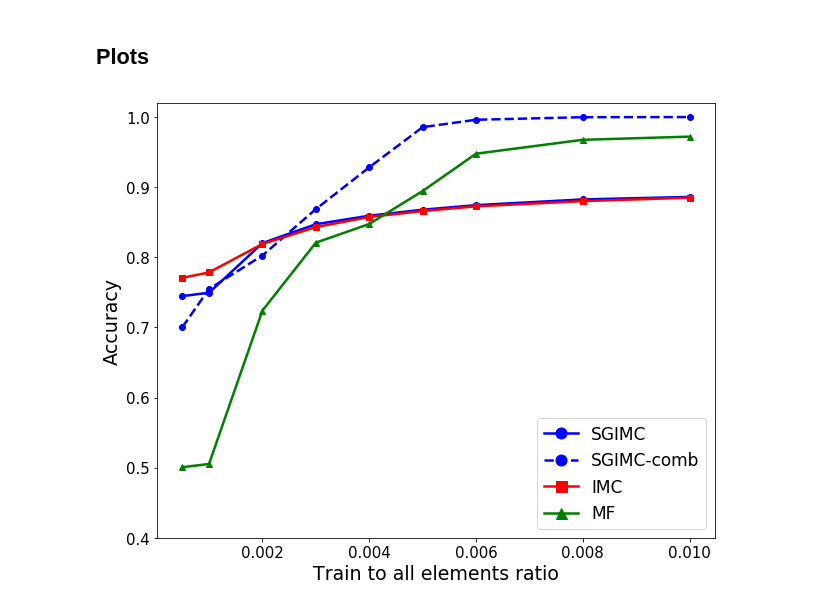
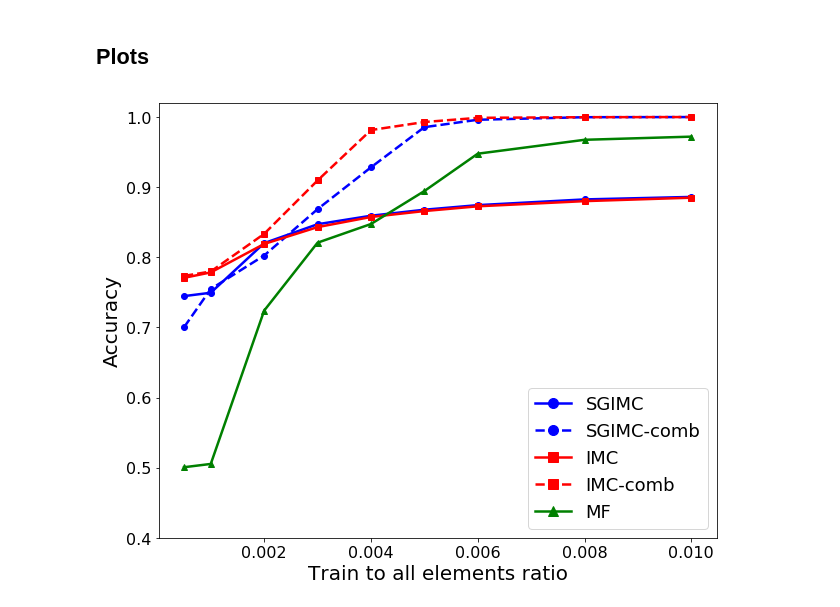
Before and after one commit to premolab/SGIMC, a Jupyter notebook: experiments/Covtype.ipynb, the cells around one changed output. Saved outputs shown, nothing was run; the diff lists cells and outputs as text; code cells hidden in the pictures.

Commit message:
notebooks with final images version

```diff
--- a/experiments/Covtype.ipynb
+++ b/experiments/Covtype.ipynb
@@ -138,6 +138,7 @@ exp_path = '/nmnt/x04-hdd/boris_temp/SGIMC_IMC/covtype/'
 accuracies_sgimc = np.load(exp_path + 'results_sgimc_accuracies.npy')
 accuracies_sgimc_comb = np.load(exp_path + 'results_sgimc_accuracies_comb.npy')
 accuracies_imc = np.load(exp_path + 'results_imc_accuracies.npy')
+accuracies_imc_comb = np.load(exp_path + 'results_imc_accuracies_comb.npy')
 accuracies_mf = np.load(exp_path + 'results_mf_accuracies.npy')
 
 
@@ -145,42 +146,45 @@ accuracies_mf = np.load(exp_path + 'results_mf_accuracies.npy')
 plt.figure(figsize=(10,8))
 
 # lines
 sgimc_line = mlines.Line2D([], [], color='blue', marker='o', linewidth=2.5,
-                           markersize=11, label='SGIMC')
+                           markersize=10, label='SGIMC')
 sgimc_comb_line = mlines.Line2D([], [], color='blue', marker='o', linewidth=2.5, linestyle='--',
-                                markersize=11, label='SGIMC-comb')
+                                markersize=10, label='SGIMC-comb')
 imc_line = mlines.Line2D([], [], color='red', marker='s', linewidth=2.5,
-                         markersize=11, label='IMC')
+                         markersize=10, label='IMC')
+imc_comb_line = mlines.Line2D([], [], color='red', marker='s', linewidth=2.5, linestyle='--',
+                              markersize=10, label='IMC-comb')
 mf_line = mlines.Line2D([], [], color='green', marker='^', linewidth=2.5,
-                        markersize=11, label='MF')
+                        markersize=10, label='MF')
 
 
 # curves
 plt.plot(elements, accuracies_sgimc, 'b-', label='SGIMC', linewidth=2.5)
 plt.plot(elements, accuracies_sgimc_comb, 'b--', label='SGIMC-comb', linewidth=2.5)
 plt.plot(elements, accuracies_imc, 'r-', label='IMC', linewidth=2.5)
+plt.plot(elements, accuracies_imc_comb, 'r--', label='IMC-comb', linewidth=2.5)
 plt.plot(elements, accuracies_mf, 'g-', label='MF', linewidth=2.5)
 
 # dotes
 plt.plot(elements, accuracies_sgimc, 'bo', label='SGIMC', linewidth=2.5)
 plt.plot(elements, accuracies_sgimc_comb, 'bo', label='SGIMC-comb', linewidth=2.5)
 plt.plot(elements, accuracies_imc, 'rs', label='IMC', linewidth=2.5)
+plt.plot(elements, accuracies_imc_comb, 'rs', label='IMC-comb', linewidth=2.5)
 plt.plot(elements, accuracies_mf, 'g^', label='MF', linewidth=2.5)
 
 # specify axis limits and labels
 plt.ylim((0.4,1.02))
-plt.xlabel('Train to all elements ratio', fontsize=19)
-plt.ylabel('Accuracy', fontsize=19)
+plt.xlabel('Train to all elements ratio', fontsize=20)
+plt.ylabel('Accuracy', fontsize=20)
 
 # ticks
-plt.xticks(fontsize=15)
-plt.yticks(fontsize=15)
+plt.xticks(fontsize=16)
+plt.yticks(fontsize=16)
 
 # legend
-plt.legend(handles=[sgimc_line, sgimc_comb_line, imc_line, mf_line], fontsize=17, loc=4)
+plt.legend(handles=[sgimc_line, sgimc_comb_line, imc_line, imc_comb_line, mf_line], fontsize=18, loc=4)
+# plt.savefig('/nmnt/media/home/boris/_IMC/SGIMC/plots/covtype.pdf', dpi=200, bbox_inches='tight')
 
 plt.show()
-# TODO: save as pdf
-# TODO: dpi 200
 # %% [output]
-[figure, old version]
+[figure, new version]
```
Also changed, not shown: 5 other files.
